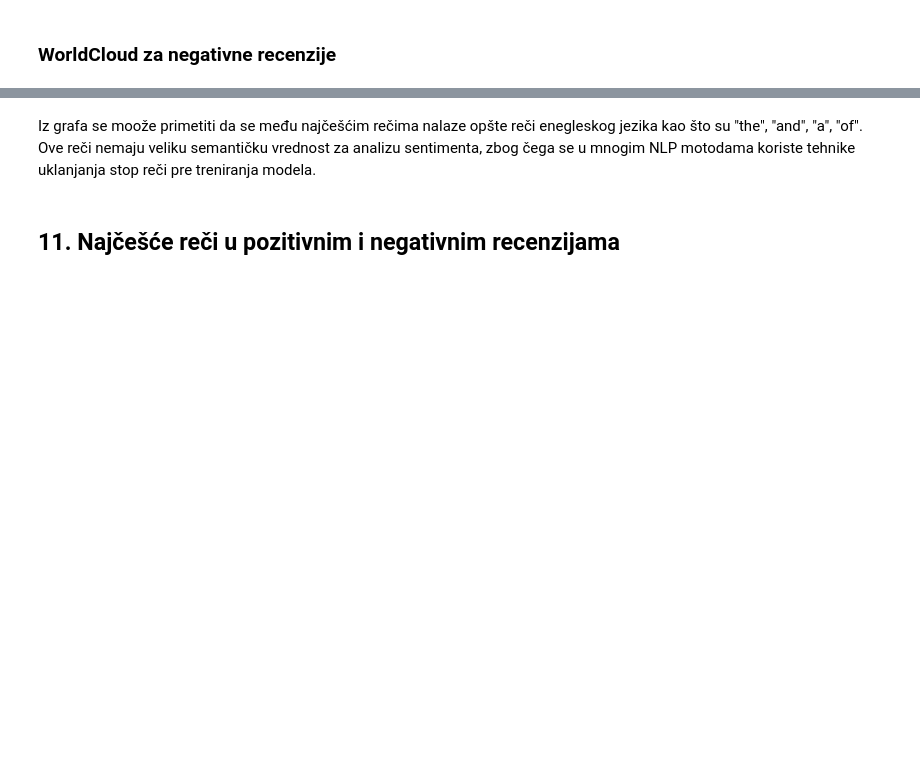
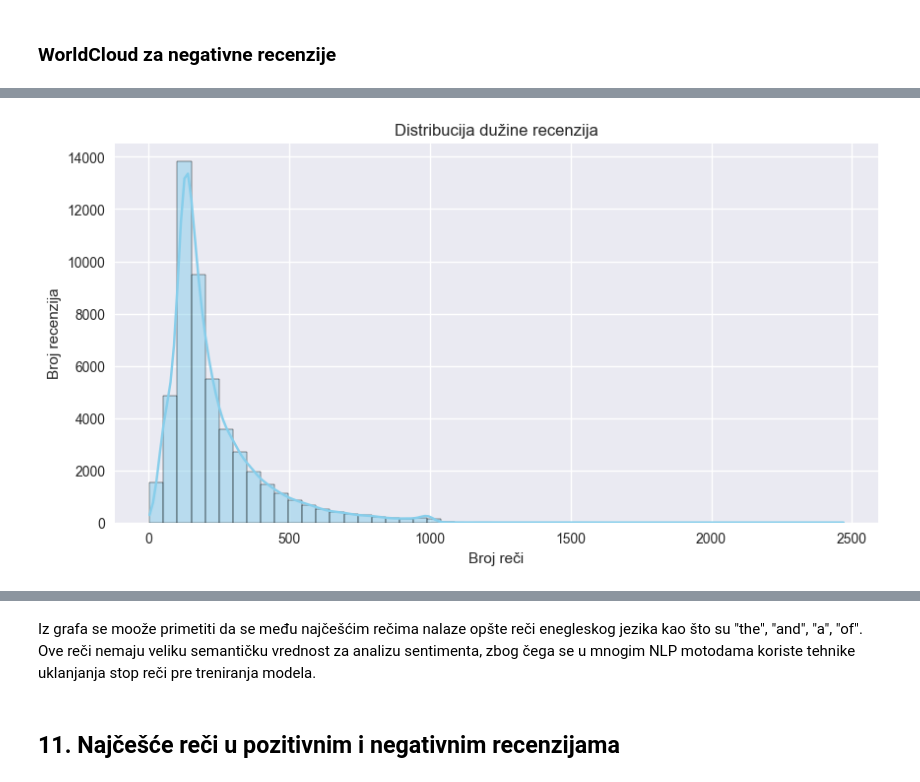
Before and after one commit to MarijaVidovic/MasinskoUcenjeTreciProjekat, a Jupyter notebook: IMDB.ipynb, the cells around one changed output, grey strips where cells are left out. Cells and saved outputs as stored; diff of their text form; code cells hidden in the pictures; blank space fills up the shorter version.

```diff
--- a/IMDB.ipynb
+++ b/IMDB.ipynb
@@ -174,13 +262,15 @@ U ovom delu analiziramo dužinu recenzija u dataset-u. Dužina recenzije predsta
 # %%
 df['review_length'] = df['review'].apply(lambda x: len(x.split()))
 plt.figure(figsize=(10,5))
-sns.histplot(df['review_length'], bins=50)
+sns.histplot(df['review_length'], bins=50, kde=True, color='skyblue')
 
 plt.title("Distribucija dužine recenzija")
 plt.xlabel("Broj reči")
 plt.ylabel("Broj recenzija")
 
 plt.show()
+# %% [output]
+[figure, added]
 # %%
 plt.figure(figsize=(10,5))
 sns.boxplot(x='sentiment', y='review_length', data=df)
```
Also changed, not shown: parts of 58 cells of this notebook.
